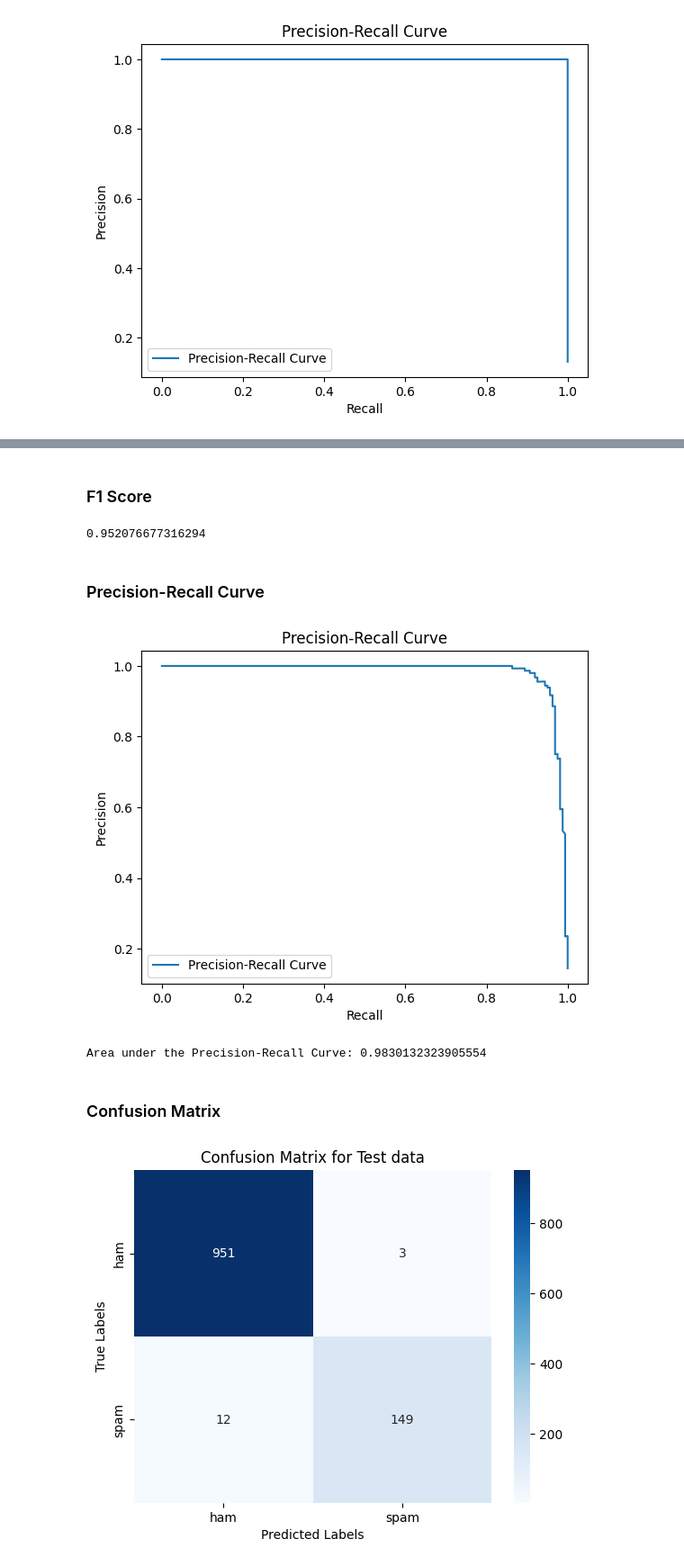
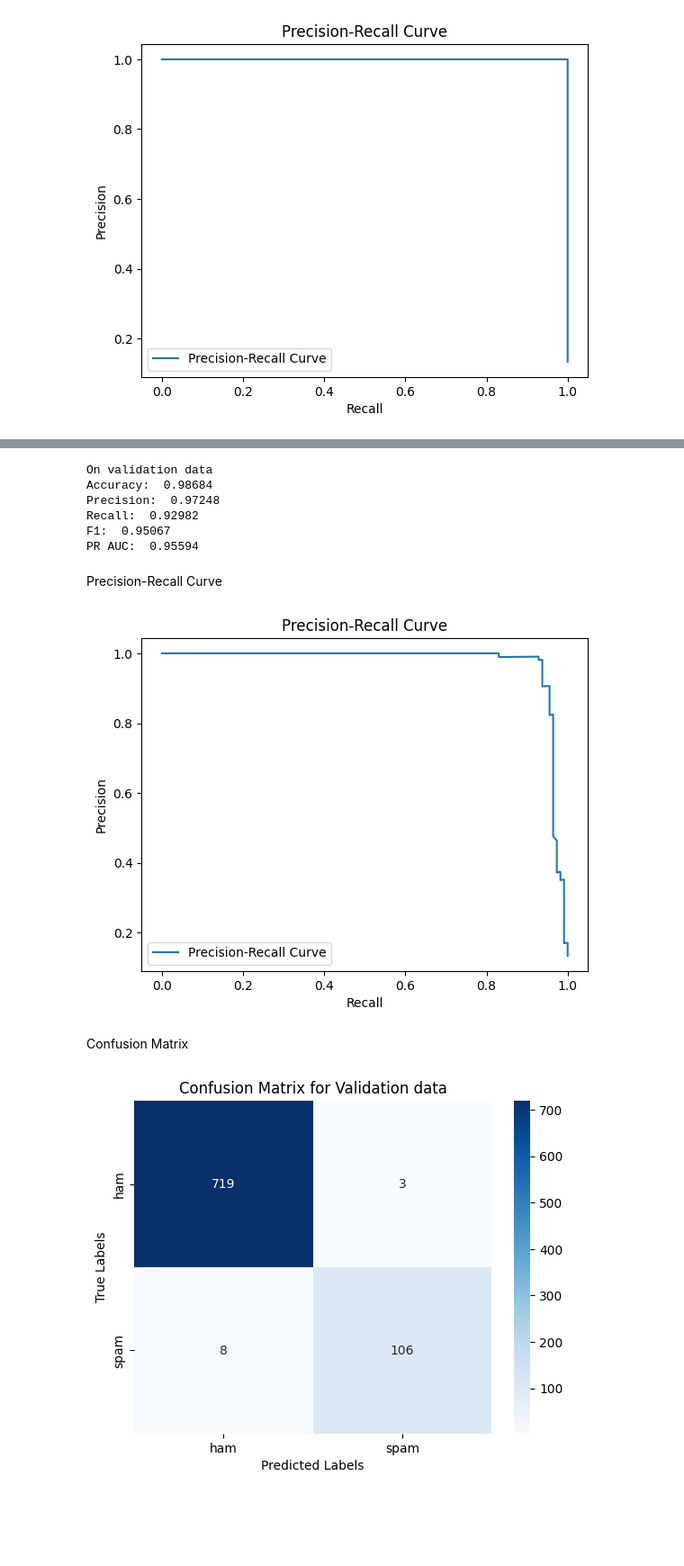
Before and after one commit to U1Kemp/AppliedMachineLearning, a Jupyter notebook: Assignment1/train.ipynb, the cells around one changed output, grey strips where cells are left out. Shown at 90% size. Cells and saved outputs as stored; diff of their text form; code cells hidden in the pictures; blank space fills up the shorter version.

```diff
--- a/Assignment1/train.ipynb
+++ b/Assignment1/train.ipynb
@@ -35,0 +39,3 @@ msg_train
+# %%
+msg_val = pd.read_csv('validation.csv')
+msg_val
@@ -539,2 +578,4 @@ scores.mean(), scores.std()
 # %% [markdown]
 ## Fitting the model
+# %%
+pipeline_svm.fit(msg_train['message'], msg_train['label'])
@@ -658,7 +734,0 @@ recall.append(r)
-# %% [markdown]
-### F1 Score
-# %%
-f = f1_score(msg_test['label'], predictions, pos_label=1)
-f
-# %% [output]
-0.952076677316294
@@ -667,7 +735,24 @@ f1.append(f)
+# %%
+predictions = svm_classifier.predict(msg_val['message'])
+
+# Evaluate model on the validation data
+print("On validation data")
+print("Accuracy: ", round(accuracy(msg_val['label'], predictions),5))
+print("Precision: ", round(precision(msg_val['label'], predictions),5))
+print("Recall: ", round(recall(msg_val['label'], predictions),5))
+print("F1: ", round(f1(msg_val['label'], predictions),5))
+print("PR AUC: ", round(pr_auc(msg_val['label'], predictions),5))
+# %% [output]
+On validation data
+Accuracy:  0.98684
+Precision:  0.97248
+Recall:  0.92982
+F1:  0.95067
+PR AUC:  0.95594
 # %% [markdown]
-### Precision-Recall Curve
+Precision-Recall Curve
 # %%
-p, r, t = precision_recall_curve(msg_test['label'], LR_Classifier.predict_proba(msg_test['message'])[:,1],pos_label=1)
+p, r, t = precision_recall_curve(msg_test['label'], svm_classifier.predict_proba(msg_test['message'])[:,1],pos_label=1)
 # plot the curve
 plt.plot(r, p, label='Precision-Recall Curve')
 plt.xlabel('Recall')
@@ -676,10 +761,4 @@ plt.title('Precision-Recall Curve')
 plt.legend()
 plt.show()
 # %% [output]
-[figure, old version]
+[figure, new version]
-# %%
-auc_pr = auc(r,p)
-# print the area under the curve
-print('Area under the Precision-Recall Curve:', auc_pr)
-# %% [output]
-Area under the Precision-Recall Curve: 0.9830132323905554
@@ -688,12 +765,12 @@ pr_auc.append(auc_pr)
-# %% [markdown]
-### Confusion Matrix
+# %% [markdown]
+Confusion Matrix
 # %%
-cm = confusion_matrix(msg_test['label'], predictions)
+cm = confusion_matrix(msg_val['label'], predictions)
 # Plot the confusion matrix
 sns.heatmap(cm, annot=True, cmap='Blues', fmt='d', xticklabels=['ham', 'spam'], yticklabels=['ham','spam'])
-plt.title('Confusion Matrix for Test data')
+plt.title('Confusion Matrix for Validation data')
 plt.xlabel('Predicted Labels')
 plt.ylabel('True Labels')
 plt.show()
 # %% [output]
-[figure, old version]
+[figure, new version]
```
Also changed, not shown: parts of 183 cells of this notebook, 4 other files.
